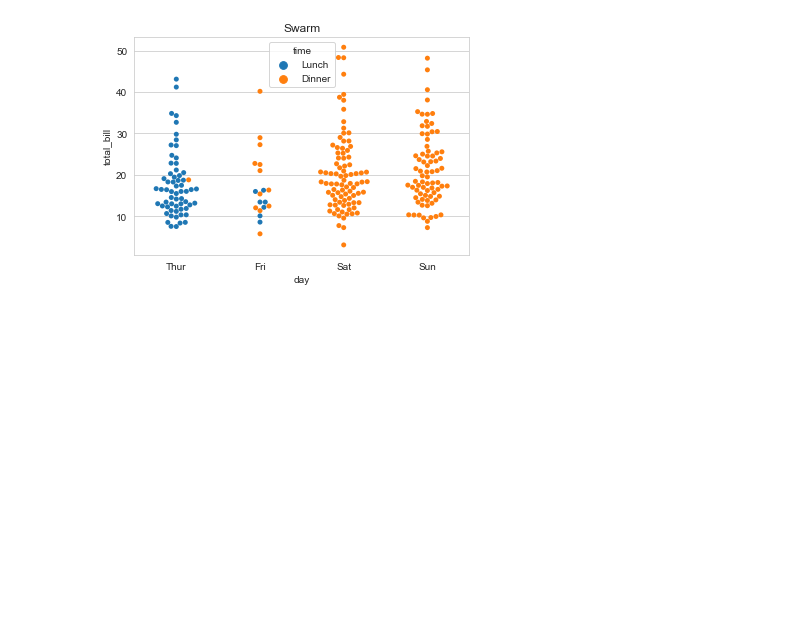
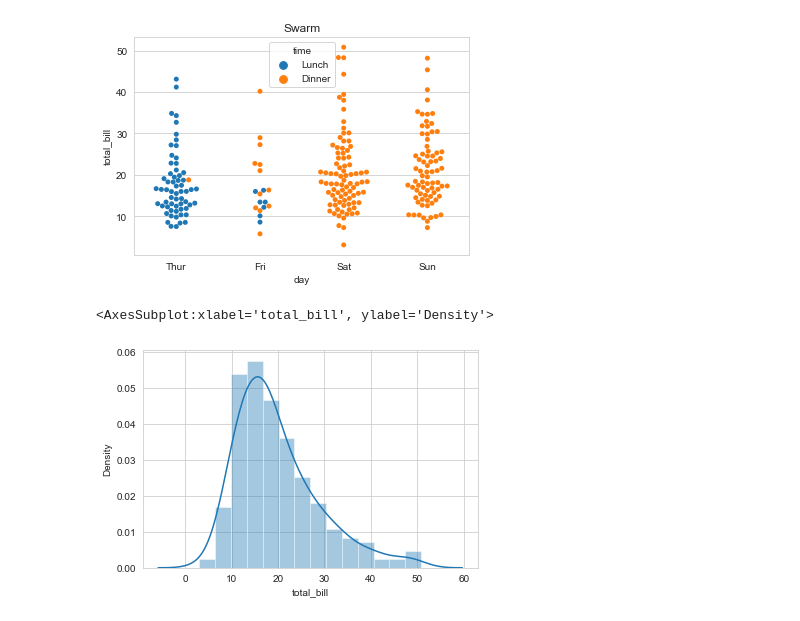
Before and after one commit to palakagarwal081/python-machine-learning, a Jupyter notebook: day_17_seaborn_graph.ipynb, the cells around one changed output. Cells and saved outputs as stored; diff of their text form; code cells hidden in the pictures; blank space fills up the shorter version.

Commit message:
Graphs (seaborn)

```diff
--- a/day_17_seaborn_graph.ipynb
+++ b/day_17_seaborn_graph.ipynb
@@ -146,3 +146,11 @@ sns.swarmplot(x='day',y= 'total_bill', data=tips, hue = 'time');plt.title('Swarm
 # %% [output]
 Text(0.5, 1.0, 'Swarm')
 [figure]
+# %%
+import warnings
+warnings.filterwarnings('ignore')
+
+sns.distplot(tips['total_bill'])
+# %% [output]
+<AxesSubplot:xlabel='total_bill', ylabel='Density'>
+[figure, added]
```
Also changed, not shown: parts of 23 cells of this notebook.
